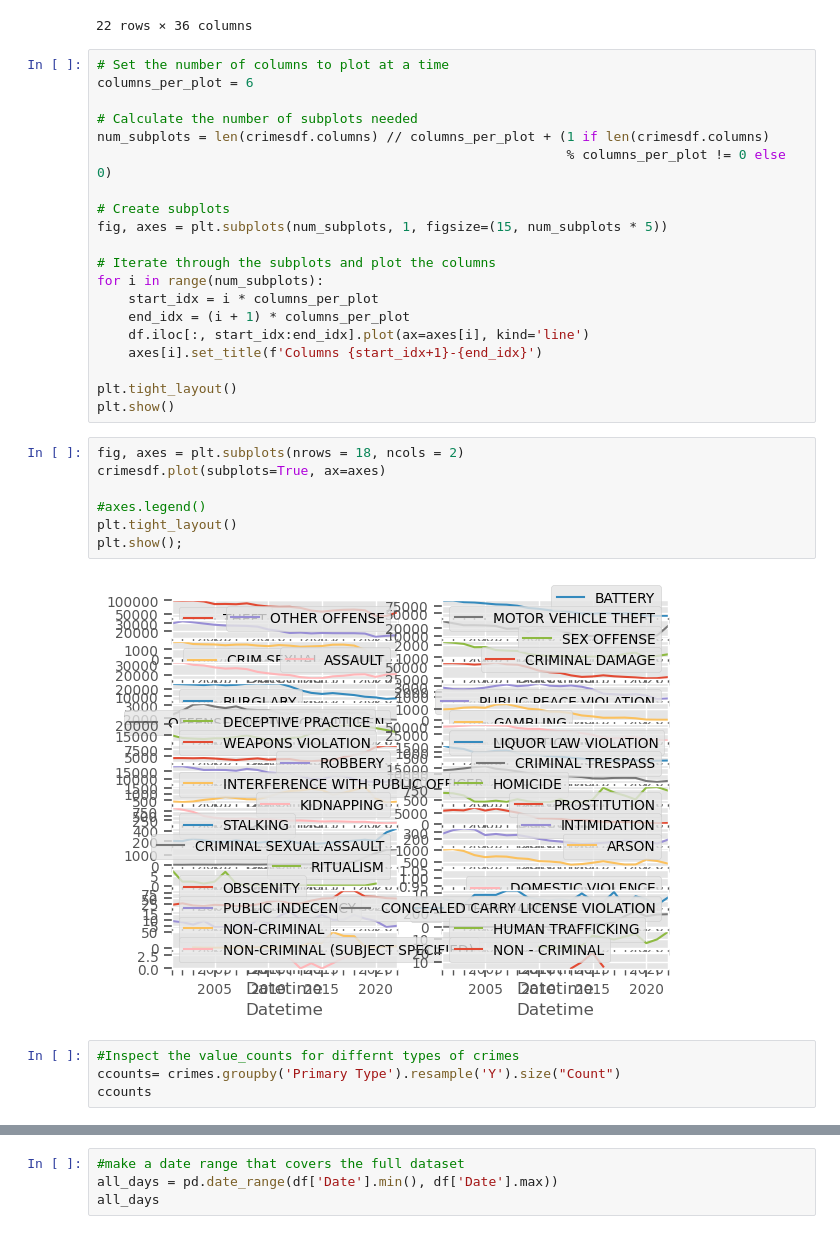
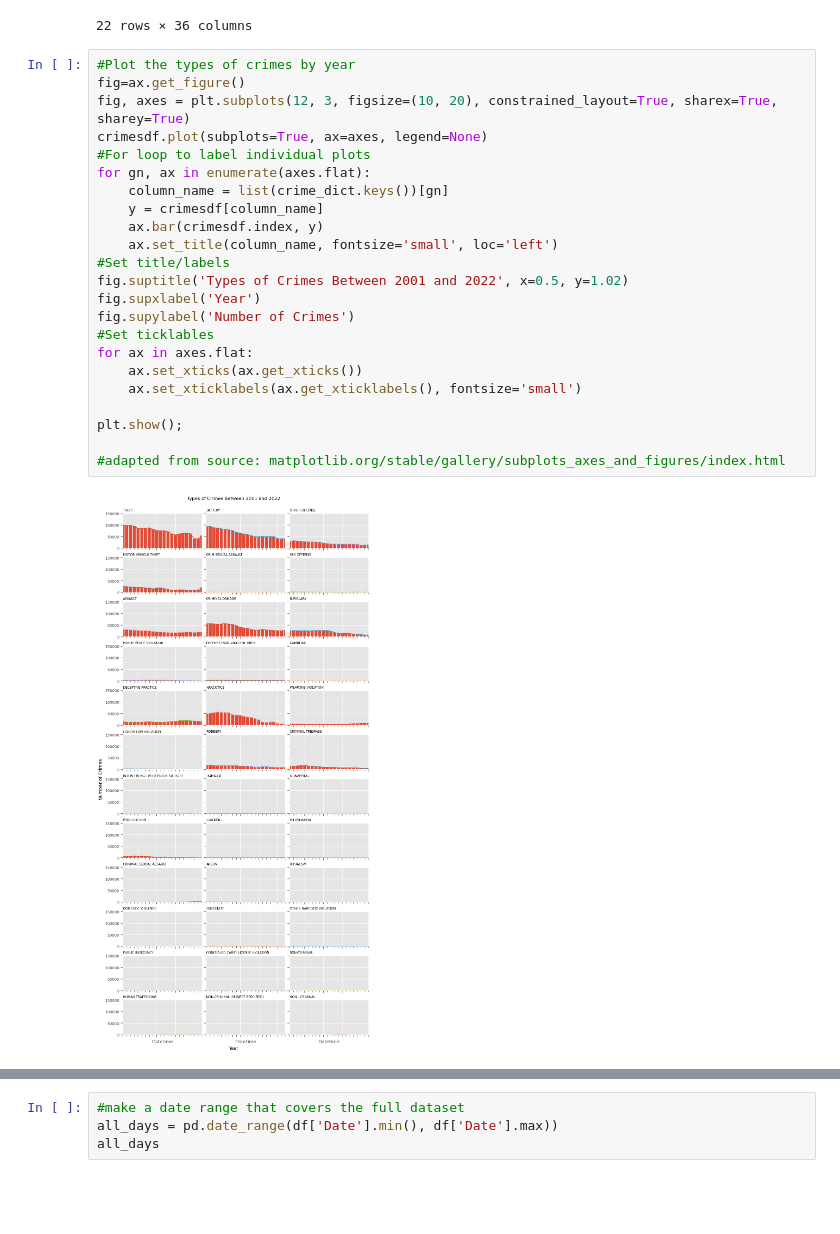
Before and after one commit to SeeBee8/Chicago-Crimes, a Jupyter notebook: Part1_Project3.ipynb, the cells around one changed output, grey strips where cells are left out. Cells and saved outputs as stored; diff of their text form; blank space fills up the shorter version.

```diff
--- a/Part1_Project3.ipynb
+++ b/Part1_Project3.ipynb
@@ -445,36 +445,28 @@ crimesdf
 | 2021-12-31 | 40798 | 40462 | 13943 | 10602 | NaN | 1092 | 20342 | ... |
 | 2022-12-31 | 54820 | 40911 | 14558 | 21449 | NaN | 1225 | 20796 | ... |
 22 rows × 36 columns
-# %%
-# Set the number of columns to plot at a time
-columns_per_plot = 6
-
-# Calculate the number of subplots needed
-num_subplots = len(crimesdf.columns) // columns_per_plot + (1 if len(crimesdf.columns)
-                                                            % columns_per_plot != 0 else 0)
-
-# Create subplots
-fig, axes = plt.subplots(num_subplots, 1, figsize=(15, num_subplots * 5))
-
-# Iterate through the subplots and plot the columns
-for i in range(num_subplots):
-    start_idx = i * columns_per_plot
-    end_idx = (i + 1) * columns_per_plot
-    df.iloc[:, start_idx:end_idx].plot(ax=axes[i], kind='line')
-    axes[i].set_title(f'Columns {start_idx+1}-{end_idx}')
-
-plt.tight_layout()
-plt.show()
 # %%
-fig, axes = plt.subplots(nrows = 18, ncols = 2)
-crimesdf.plot(subplots=True, ax=axes)
+#Plot the types of crimes by year
+fig=ax.get_figure()
+fig, axes = plt.subplots(12, 3, figsize=(10, 20), constrained_layout=True, sharex=True, sharey=True)
+crimesdf.plot(subplots=True, ax=axes, legend=None)
+#For loop to label individual plots
+for gn, ax in enumerate(axes.flat):
+    column_name = list(crime_dict.keys())[gn]
+    y = crimesdf[column_name]
+    ax.bar(crimesdf.index, y)
+    ax.set_title(column_name, fontsize='small', loc='left')
+#Set title/labels
+fig.suptitle('Types of Crimes Between 2001 and 2022', x=0.5, y=1.02)
+fig.supxlabel('Year')
+fig.supylabel('Number of Crimes')
+#Set ticklables
+for ax in axes.flat:
+    ax.set_xticks(ax.get_xticks())
+    ax.set_xticklabels(ax.get_xticklabels(), fontsize='small')
 
-#axes.legend()
-plt.tight_layout()
 plt.show();
+
+#adapted from source: matplotlib.org/stable/gallery/subplots_axes_and_figures/index.html
 # %% [output]
-[figure, old version]
+[figure, new version]
-# %%
-#Inspect the value_counts for differnt types of crimes
-ccounts= crimes.groupby('Primary Type').resample('Y').size("Count")
-ccounts
```
Also changed, not shown: parts of 6 cells of this notebook.
